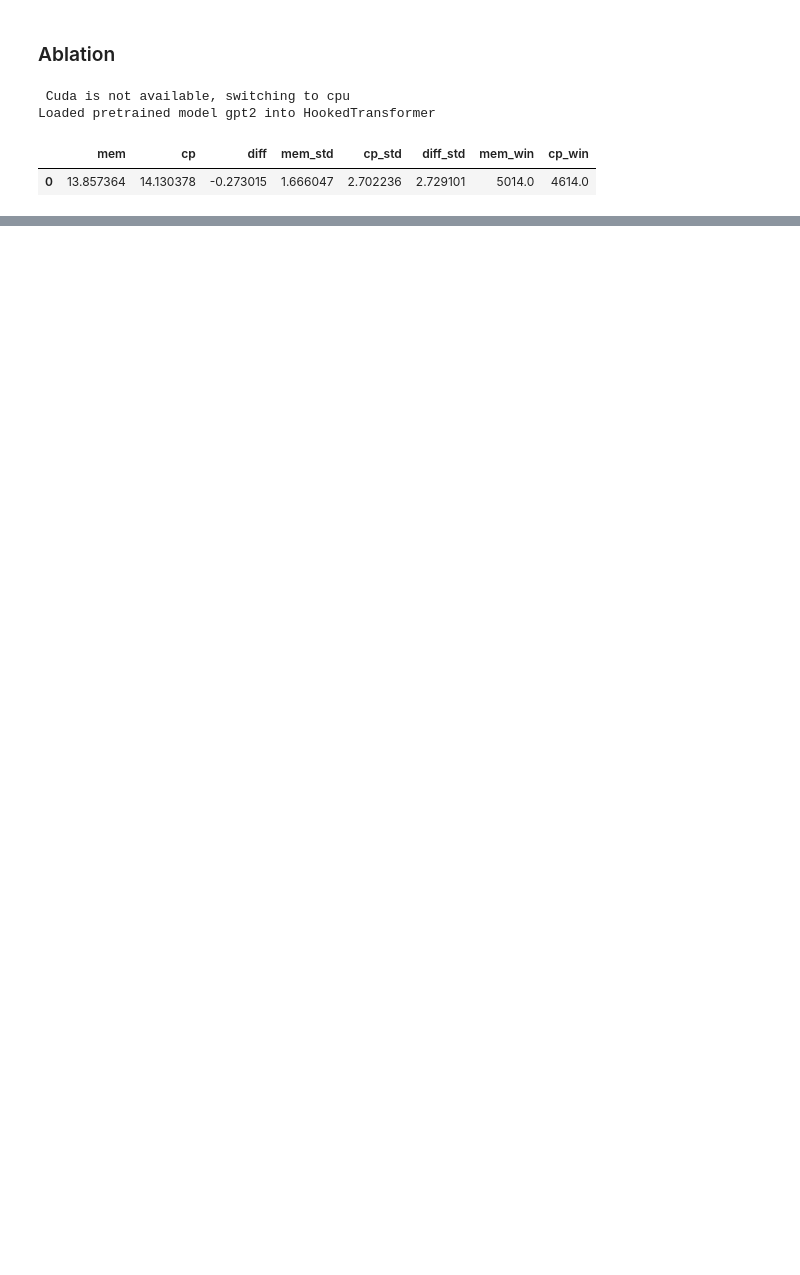
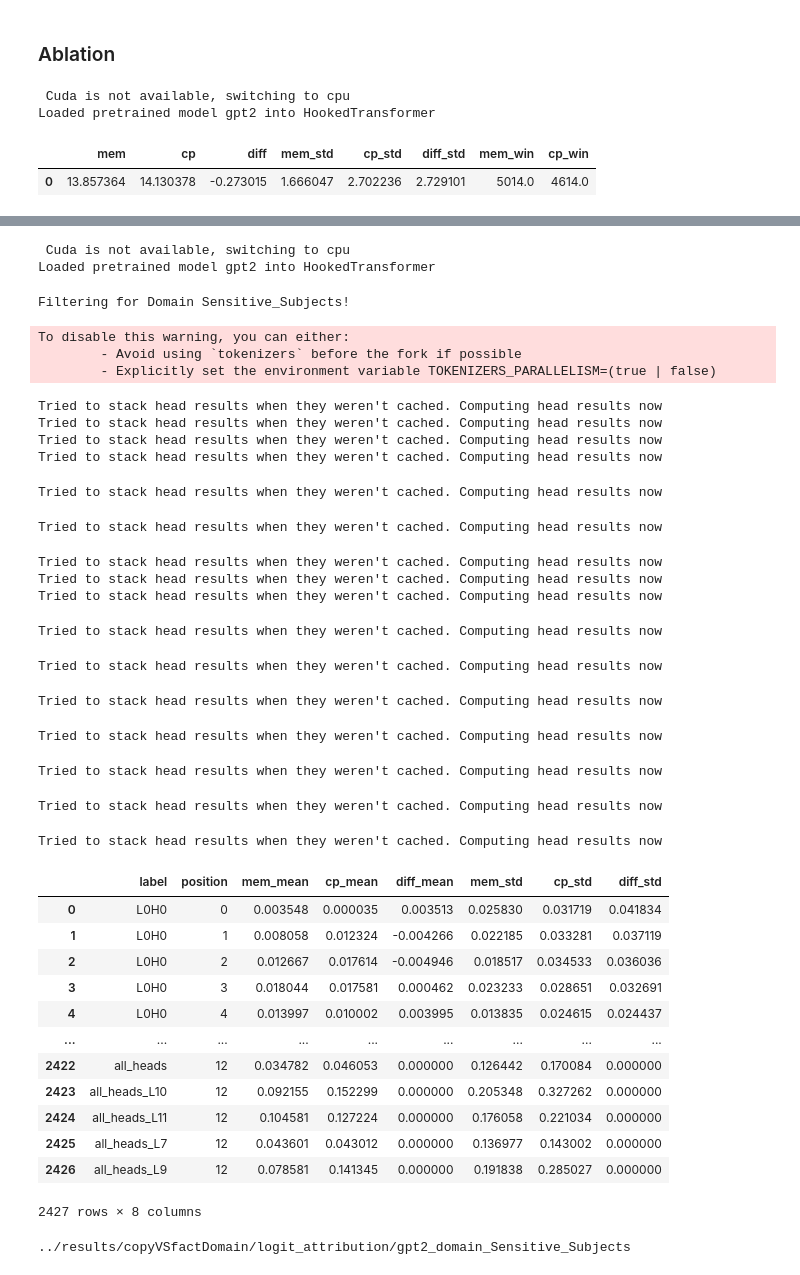
Before and after one commit to asendotsinski/comp-mech-generalizability, a Jupyter notebook: notebooks/domain_extraction.ipynb, the cells around one changed output, grey strips where cells are left out. Saved outputs shown, nothing was run; the diff lists cells and outputs as text; code cells hidden in the pictures; blank space fills up the shorter version.

Commit message:
domain experimentation changes

```diff
--- a/notebooks/domain_extraction.ipynb
+++ b/notebooks/domain_extraction.ipynb
@@ -376,0 +465,63 @@ ablator.run()
+# %%
+MODEL_NAME = "gpt2"
+DOMAIN = "Sensitive_Subjects"
+MODEL_FOLDER = f"{MODEL_NAME}_domain_{DOMAIN}"
+EXPERIMENT = "copyVSfactDomain"
+# %%
+logit_attr_model = ModelFactory.create(MODEL_NAME)
+# %% [output]
+ Cuda is not available, switching to cpu
+Loaded pretrained model gpt2 into HookedTransformer
+# %%
+dataset = BaseDataset(
+    path= "../data/full_data_sampled_gpt2_with_domains.json",
+    model=logit_attr_model,
+    experiment="copyVSfact",
+    premise="Redefine",
+    domain=DOMAIN
+)
+# %% [output]
+Filtering for Domain Sensitive_Subjects!
+To disable this warning, you can either:
+        - Avoid using `tokenizers` before the fork if possible
+        - Explicitly set the environment variable TOKENIZERS_PARALLELISM=(true | false)
+# %%
+logit_attribution = LogitAttribution(
+    dataset=dataset,
+    model=logit_attr_model,
+    batch_size=8,
+    experiment="copyVSfact",
+)
+
+logit_attr_df = logit_attribution.run()
+logit_attr_df
+# %% [output]
+Tried to stack head results when they weren't cached. Computing head results now
+Tried to stack head results when they weren't cached. Computing head results now
+Tried to stack head results when they weren't cached. Computing head results now
+Tried to stack head results when they weren't cached. Computing head results now
+Tried to stack head results when they weren't cached. Computing head results now
+Tried to stack head results when they weren't cached. Computing head results now
+Tried to stack head results when they weren't cached. Computing head results now
+Tried to stack head results when they weren't cached. Computing head results now
+Tried to stack head results when they weren't cached. Computing head results now
+Tried to stack head results when they weren't cached. Computing head results now
+Tried to stack head results when they weren't cached. Computing head results now
+Tried to stack head results when they weren't cached. Computing head results now
+Tried to stack head results when they weren't cached. Computing head results now
+Tried to stack head results when they weren't cached. Computing head results now
+Tried to stack head results when they weren't cached. Computing head results now
+Tried to stack head results when they weren't cached. Computing head results now
+|  | label | position | mem_mean | cp_mean | diff_mean | mem_std | cp_std | diff_std |
+| 0 | L0H0 | 0 | 0.003548 | 0.000035 | 0.003513 | 0.025830 | 0.031719 | 0.041834 |
+| 1 | L0H0 | 1 | 0.008058 | 0.012324 | -0.004266 | 0.022185 | 0.033281 | 0.037119 |
+| 2 | L0H0 | 2 | 0.012667 | 0.017614 | -0.004946 | 0.018517 | 0.034533 | 0.036036 |
+| 3 | L0H0 | 3 | 0.018044 | 0.017581 | 0.000462 | 0.023233 | 0.028651 | 0.032691 |
+| 4 | L0H0 | 4 | 0.013997 | 0.010002 | 0.003995 | 0.013835 | 0.024615 | 0.024437 |
+| ... | ... | ... | ... | ... | ... | ... | ... | ... |
+| 2422 | all_heads | 12 | 0.034782 | 0.046053 | 0.000000 | 0.126442 | 0.170084 | 0.000000 |
+| 2423 | all_heads_L10 | 12 | 0.092155 | 0.152299 | 0.000000 | 0.205348 | 0.327262 | 0.000000 |
+| 2424 | all_heads_L11 | 12 | 0.104581 | 0.127224 | 0.000000 | 0.176058 | 0.221034 | 0.000000 |
+| 2425 | all_heads_L7 | 12 | 0.043601 | 0.043012 | 0.000000 | 0.136977 | 0.143002 | 0.000000 |
+| 2426 | all_heads_L9 | 12 | 0.078581 | 0.141345 | 0.000000 | 0.191838 | 0.285027 | 0.000000 |
+2427 rows × 8 columns
@@ -376,0 +534,8 @@ ablator.run()
+# %%
+save_dataframe(
+    f"../results/{EXPERIMENT}/logit_attribution/{MODEL_FOLDER}",
+    "logit_attribution_data",
+    logit_attr_df,
+)
+# %% [output]
+../results/copyVSfactDomain/logit_attribution/gpt2_domain_Sensitive_Subjects
```
Also changed, not shown: parts of 13 cells of this notebook, 12 other files.
